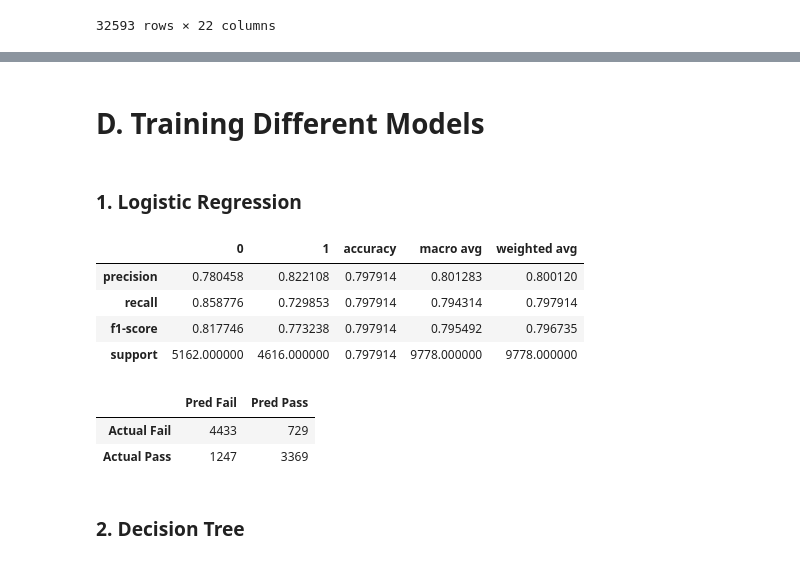
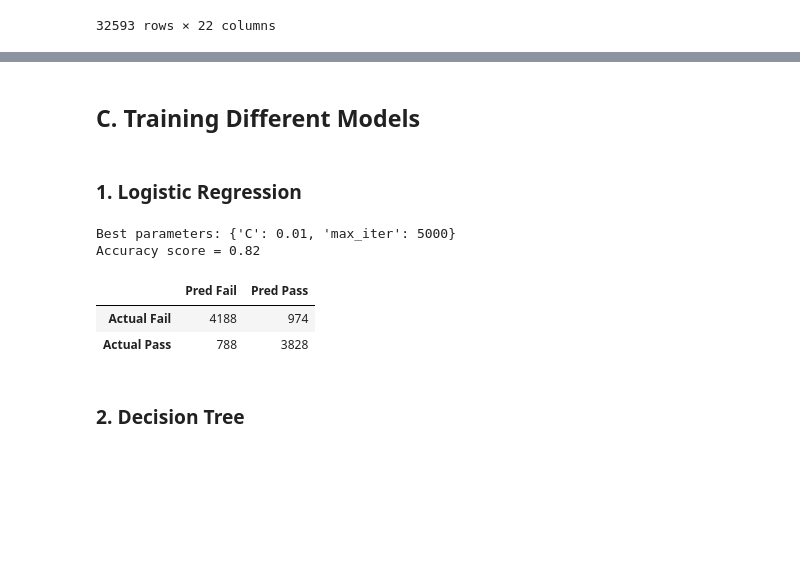
Before and after one commit to juansimon27/oula-dataset, a Jupyter notebook: data_modeling.ipynb, the cells around one changed output, grey strips where cells are left out. Drawn from its saved outputs; the diff is of its cells as text; code cells hidden in the pictures; blank space fills up the shorter version.

```diff
--- a/data_modeling.ipynb
+++ b/data_modeling.ipynb
@@ -161,0 +286,8 @@ memory usage: 5.7+ MB
+# %%
+# Replace NaN values in imd_band with the mode 20-30%
+
+df_model["imd_band"] = df_model["imd_band"].str.replace(r'%', '')
+df_model["imd_band"].fillna("20-30", inplace=True)
+df_model.fillna(value=0, inplace=True)
+df_model["date_registration"] = df_model["date_registration"].abs()
+df_model.info()
@@ -277,14 +394,32 @@ sns.heatmap(df_train.drop(to_drop[:1], axis=1).corr(), square=True, cmap='RdYlGn
 # %% [markdown]
-# D. Training Different Models
+## C. Training Different Models
 # %%
-from sklearn.model_selection import train_test_split, cross_val_score
-from sklearn.metrics import confusion_matrix, classification_report, roc_curve, roc_auc_score
+from sklearn.model_selection import train_test_split, cross_val_score, GridSearchCV
+from sklearn.metrics import confusion_matrix, roc_curve, roc_auc_score, recall_score, precision_score, accuracy_score
 
 # Metrics summary for further evaluation
 df_metrics = pd.DataFrame(
     index=["Accuracy", "Precision", "Recall"],
     columns=["Logistic Regression", "Decision Tree", "Nearest Neighbors", "Gradient Descent", "Support Vector Machine"]
 )
+
+def to_metrics(classifier, y_test, y_pred):
+    accuracy = accuracy_score(y_test, y_pred)
+    precision = precision_score(y_test, y_pred)
+    recall = recall_score(y_test, y_pred)
+
+    df_metrics.loc["Accuracy", classifier] = accuracy
+    df_metrics.loc["Precision", classifier] = precision
+    df_metrics.loc["Recall", classifier] = recall
+
+    print("Accuracy score = %0.2f" %accuracy)
+
+def calibrated_clf(classifier, calibrator, params, X, y):
+    clf = classifier()
+    cal_clf = calibrator(clf, params, cv=3)
+    cal_clf.fit(X, y)
+    print(f"Best parameters: {cal_clf.best_params_}")
+    return cal_clf
 
 # Defining features and target:
 X = X.values
@@ -299,31 +434,25 @@ X_scaled = scaler.fit_transform(X_train)
 # %%
 from sklearn.linear_model import LogisticRegression
 
-lg_clf = LogisticRegression(max_iter=5000, C=0.4)
-lg_clf.fit(X_train, y_train)
-y_pred = lg_clf.predict(X_test)
+# Tunning Learning Parameters
+lg_parameters = {"C": [0.01, 0.1],
+                 "max_iter": [5000]}
+calibrated_logreg = calibrated_clf(LogisticRegression, GridSearchCV, lg_parameters, X, y)
+y_pred = calibrated_logreg.predict(X_test)
 
 # Metrics
-cr_lg = pd.DataFrame(classification_report(y_test, y_pred, output_dict=True))
-display(cr_lg)
-
-df_metrics.loc["Accuracy", "Logistic Regression"] = cr_lg.loc["precision", "accuracy"]
-df_metrics.loc["Precision", "Logistic Regression"] = cr_lg.loc["precision", "macro avg"]
-df_metrics.loc["Recall", "Logistic Regression"] = cr_lg.loc["recall", "macro avg"]
+to_metrics("Logistic Regression", y_test, y_pred)
 
 # Confusion Matrix for Logistic Regression
 cm_lg = confusion_matrix(y_test, y_pred)
 df_cm_lg = pd.DataFrame(cm_lg, index=["Actual Fail", "Actual Pass"], columns=["Pred Fail", "Pred Pass"])
 df_cm_lg
 # %% [output]
+Best parameters: {'C': 0.01, 'max_iter': 5000}
+Accuracy score = 0.82
-|  | 0 | 1 | accuracy | macro avg | weighted avg |
-| precision | 0.780458 | 0.822108 | 0.797914 | 0.801283 | 0.800120 |
-| recall | 0.858776 | 0.729853 | 0.797914 | 0.794314 | 0.797914 |
-| f1-score | 0.817746 | 0.773238 | 0.797914 | 0.795492 | 0.796735 |
-| support | 5162.000000 | 4616.000000 | 0.797914 | 9778.000000 | 9778.000000 |
+|  | Pred Fail | Pred Pass |
+| Actual Fail | 4188 | 974 |
+| Actual Pass | 788 | 3828 |
-|  | Pred Fail | Pred Pass |
-| Actual Fail | 4433 | 729 |
-| Actual Pass | 1247 | 3369 |
 # %% [markdown]
 ### 2. Decision Tree
 # %%
```
Also changed, not shown: parts of 45 cells of this notebook.
